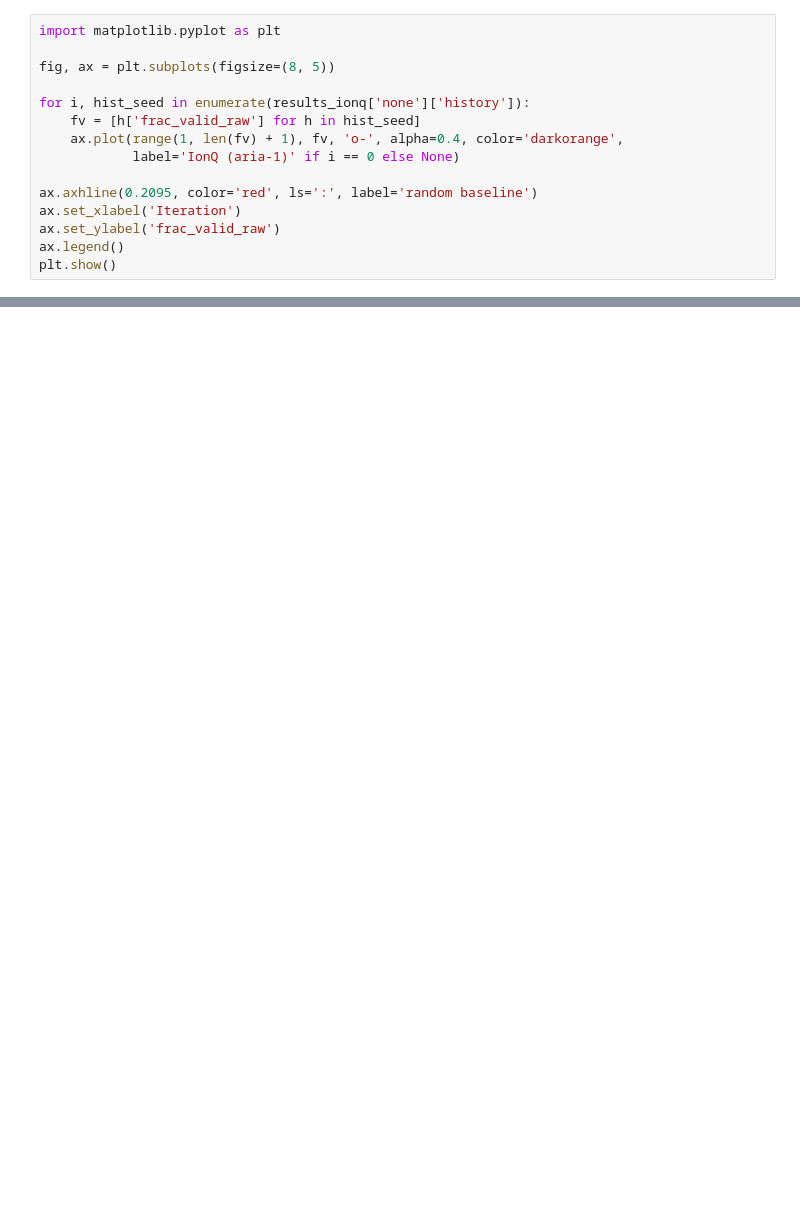
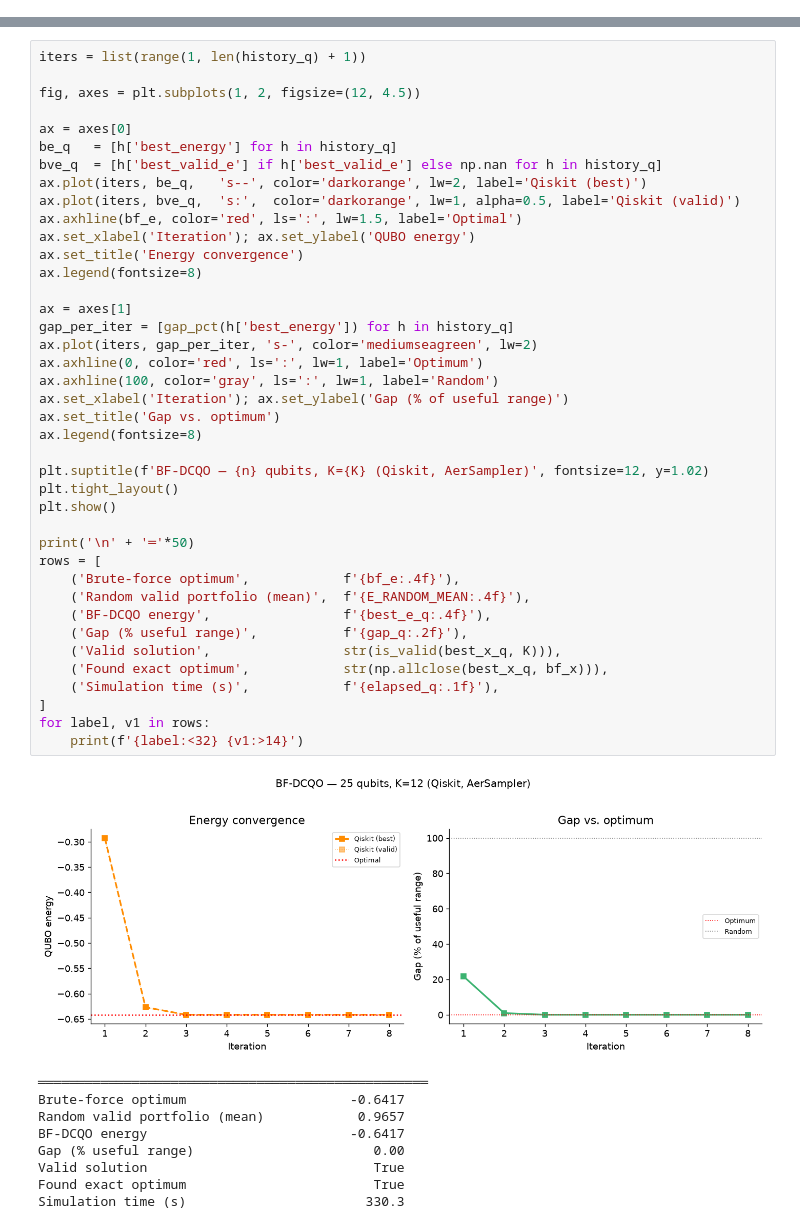
Before and after one commit to tommaso-corti/bf-dcqo-qiskit, a Jupyter notebook: bfdcqo_qiskit_github.ipynb, the cells around one changed output, grey strips where cells are left out. Drawn from its saved outputs; the diff is of its cells as text; blank space fills up the shorter version.

```diff
--- a/bfdcqo_qiskit_github.ipynb
+++ b/bfdcqo_qiskit_github.ipynb
@@ -1968,15 +0,0 @@ simulation, local or cloud.
-# %%
-import matplotlib.pyplot as plt
-
-fig, ax = plt.subplots(figsize=(8, 5))
-
-for i, hist_seed in enumerate(results_ionq['none']['history']):
-    fv = [h['frac_valid_raw'] for h in hist_seed]
-    ax.plot(range(1, len(fv) + 1), fv, 'o-', alpha=0.4, color='darkorange',
-            label='IonQ (aria-1)' if i == 0 else None)
-
-ax.axhline(0.2095, color='red', ls=':', label='random baseline')
-ax.set_xlabel('Iteration')
-ax.set_ylabel('frac_valid_raw')
-ax.legend()
-plt.show()
@@ -1985,0 +1056,50 @@ KeyError: 'history'
+# %%
+iters = list(range(1, len(history_q) + 1))
+
+fig, axes = plt.subplots(1, 2, figsize=(12, 4.5))
+
+ax = axes[0]
+be_q   = [h['best_energy'] for h in history_q]
+bve_q  = [h['best_valid_e'] if h['best_valid_e'] else np.nan for h in history_q]
+ax.plot(iters, be_q,   's--', color='darkorange', lw=2, label='Qiskit (best)')
+ax.plot(iters, bve_q,  's:',  color='darkorange', lw=1, alpha=0.5, label='Qiskit (valid)')
+ax.axhline(bf_e, color='red', ls=':', lw=1.5, label='Optimal')
+ax.set_xlabel('Iteration'); ax.set_ylabel('QUBO energy')
+ax.set_title('Energy convergence')
+ax.legend(fontsize=8)
+
+ax = axes[1]
+gap_per_iter = [gap_pct(h['best_energy']) for h in history_q]
+ax.plot(iters, gap_per_iter, 's-', color='mediumseagreen', lw=2)
+ax.axhline(0, color='red', ls=':', lw=1, label='Optimum')
+ax.axhline(100, color='gray', ls=':', lw=1, label='Random')
+ax.set_xlabel('Iteration'); ax.set_ylabel('Gap (% of useful range)')
+ax.set_title('Gap vs. optimum')
+ax.legend(fontsize=8)
+
+plt.suptitle(f'BF-DCQO — {n} qubits, K={K} (Qiskit, AerSampler)', fontsize=12, y=1.02)
+plt.tight_layout()
+plt.show()
+
+print('\n' + '═'*50)
+rows = [
+    ('Brute-force optimum',            f'{bf_e:.4f}'),
+    ('Random valid portfolio (mean)',  f'{E_RANDOM_MEAN:.4f}'),
+    ('BF-DCQO energy',                 f'{best_e_q:.4f}'),
+    ('Gap (% useful range)',           f'{gap_q:.2f}'),
+    ('Valid solution',                 str(is_valid(best_x_q, K))),
+    ('Found exact optimum',            str(np.allclose(best_x_q, bf_x))),
+    ('Simulation time (s)',            f'{elapsed_q:.1f}'),
+]
+for label, v1 in rows:
+    print(f'{label:<32} {v1:>14}')
+# %% [output]
+[figure, added]
+══════════════════════════════════════════════════
+Brute-force optimum                     -0.6417
+Random valid portfolio (mean)            0.9657
+BF-DCQO energy                          -0.6417
+Gap (% useful range)                       0.00
+Valid solution                             True
+Found exact optimum                        True
+Simulation time (s)                       330.3
```
Also changed, not shown: parts of 90 cells of this notebook, 3 other files.
